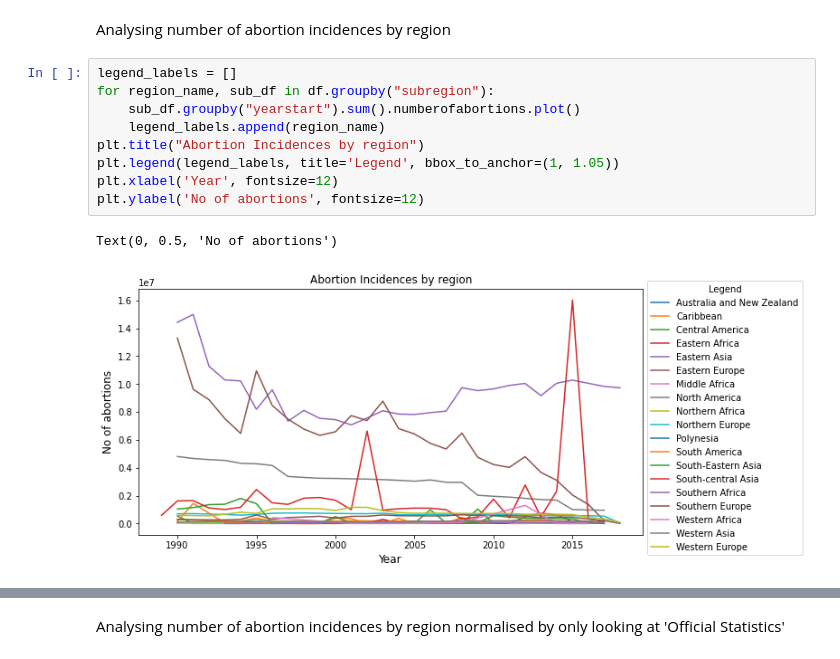
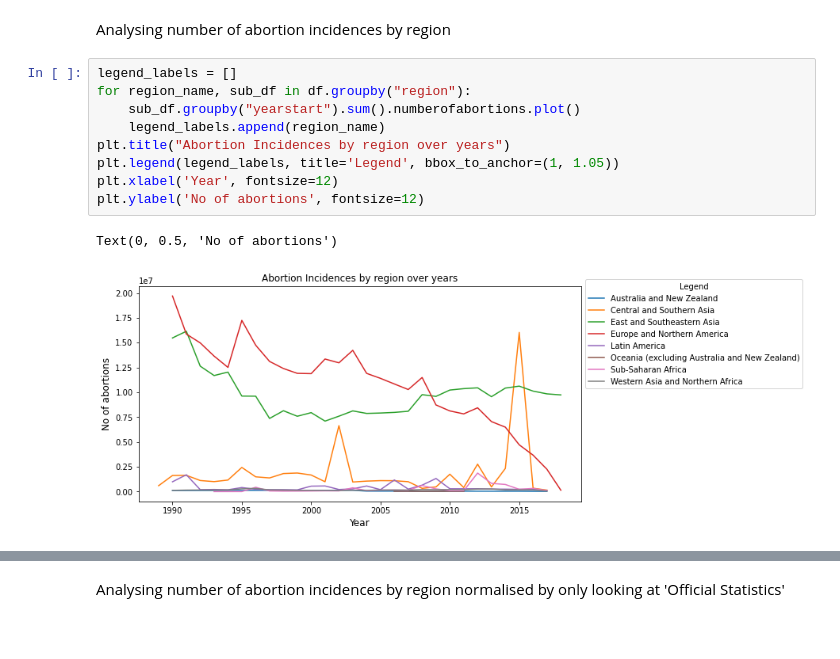
Before and after one commit to evo3000/data_project, a Jupyter notebook: data_project_abortion_incidence.ipynb, the cells around one changed output, grey strips where cells are left out. Saved outputs shown, nothing was run; the diff lists cells and outputs as text; blank space fills up the shorter version.

```diff
--- a/data_project_abortion_incidence.ipynb
+++ b/data_project_abortion_incidence.ipynb
@@ -205,13 +244,13 @@ Text(0, 0.5, 'No. of abortions')
 Analysing number of abortion incidences by region
 # %%
 legend_labels = []
-for region_name, sub_df in df.groupby("subregion"):
+for region_name, sub_df in df.groupby("region"):
     sub_df.groupby("yearstart").sum().numberofabortions.plot()
     legend_labels.append(region_name)
-plt.title("Abortion Incidences by region")
+plt.title("Abortion Incidences by region over years")
 plt.legend(legend_labels, title='Legend', bbox_to_anchor=(1, 1.05))
 plt.xlabel('Year', fontsize=12)
 plt.ylabel('No of abortions', fontsize=12)
 # %% [output]
 Text(0, 0.5, 'No of abortions')
-[figure, old version]
+[figure, new version]
```
Also changed, not shown: parts of 10 cells of this notebook.
